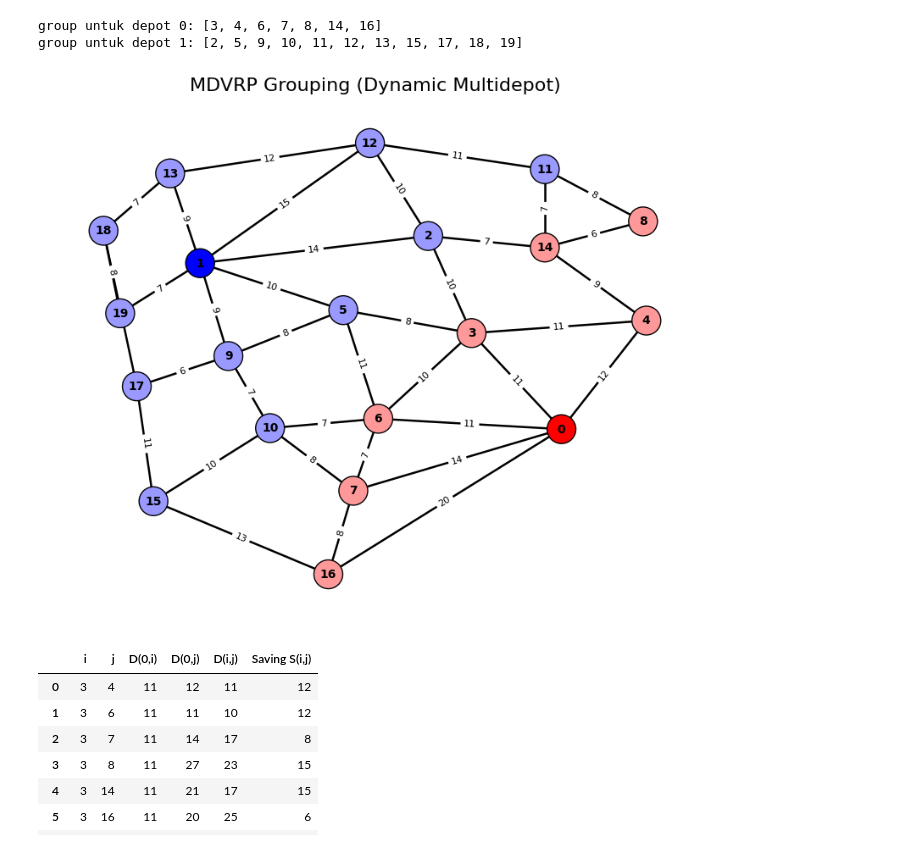
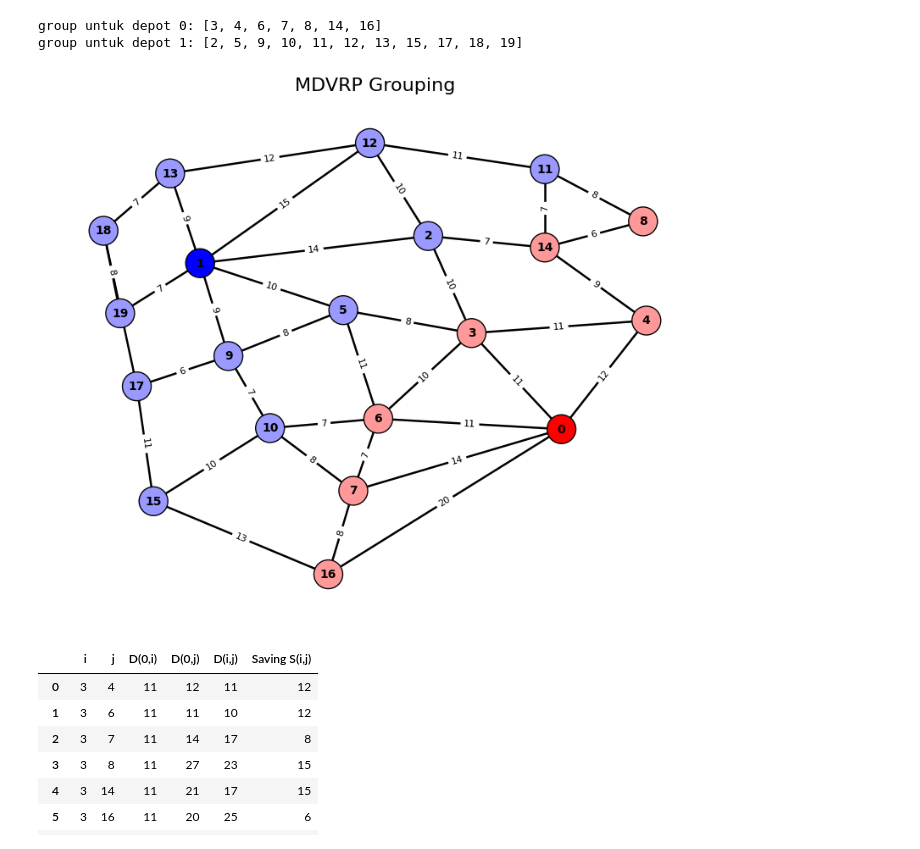
Before and after one commit to ahmdlka/Multi-Depot-Vehicle-Routing-Problem-with-Clarke-Wright-Algorithm, a Jupyter notebook: mdvrp.ipynb, the cells around one changed output. Drawn from its saved outputs; the diff is of its cells as text; code cells hidden in the pictures.

Commit message:
mdvrp new

```diff
--- a/mdvrp.ipynb
+++ b/mdvrp.ipynb
@@ -170,35 +170,35 @@ depot_colors = ["red", "blue", "green", "purple", "orange", "brown"]
 group_colors = ["#ff9999", "#9999ff", "#99ff99", "#d699ff", "#ffd699", "#ffccff"]
 
 node_colors = []
 
 for i in range(n):
     if i in depot:
         idx = depot.index(i)
         node_colors.append(depot_colors[idx % len(depot_colors)])
     else:
         found = False
         for k in range(len(group)):
             if i in group[k]:
                 node_colors.append(group_colors[k % len(group_colors)])
                 found = True
                 break
         if not found:
             node_colors.append("gray")
 
 nx.draw_networkx_nodes(G, pos, node_size=600, node_color=node_colors, edgecolors="black")
 
 nx.draw_networkx_edges(G, pos, width=1.8)
 
 nx.draw_networkx_labels(G, pos, font_size=10, font_weight="bold")
 
 edge_labels = {(u, v): w for u, v, w in edges}
 nx.draw_networkx_edge_labels(G, pos, edge_labels=edge_labels, font_size=8)
 
-plt.title("MDVRP Grouping (Dynamic Multidepot)", fontsize=16)
+plt.title("MDVRP Grouping", fontsize=16)
 plt.axis("off")
 plt.show()
 # %% [output]
-[figure, old version]
+[figure, new version]
 # %%
 def compute_savings_table(dist, depot, group):
     rows = []
```
Also changed, not shown: parts of 1 cell of this notebook.
